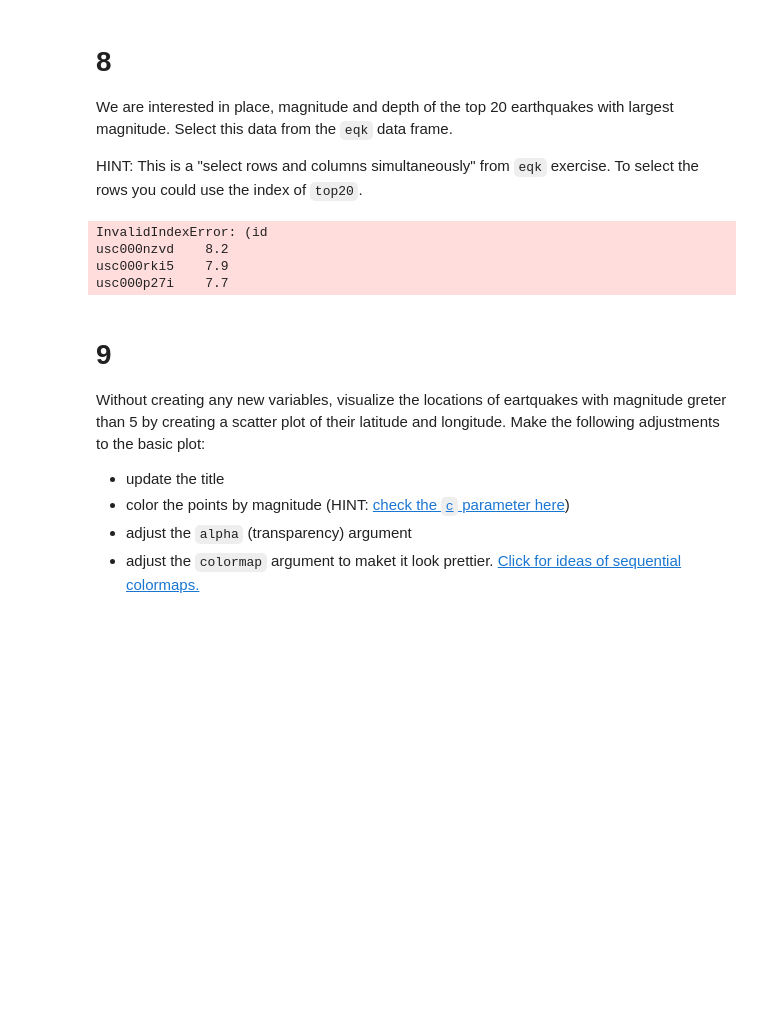
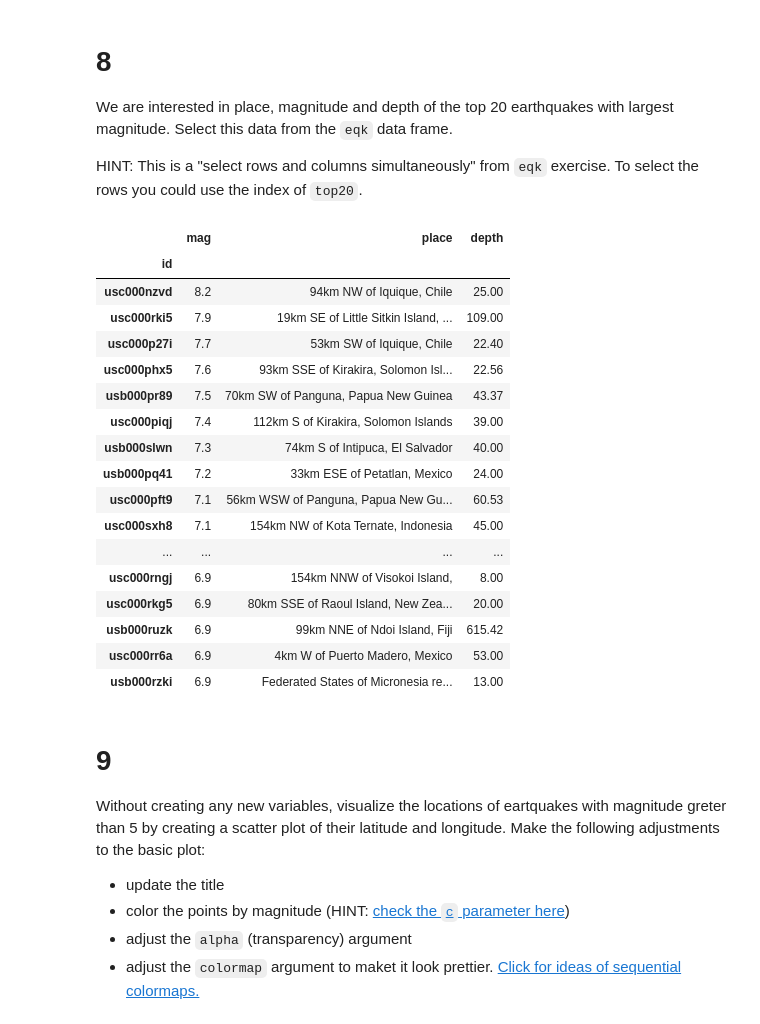
Before and after one commit to lchenhub/eds220-hwk-1, a Jupyter notebook: hwk1-task4.ipynb, the cells around one changed output. Drawn from its saved outputs; the diff is of its cells as text; code cells hidden in the pictures; blank space fills up the shorter version.

```diff
--- a/hwk1-task4.ipynb
+++ b/hwk1-task4.ipynb
@@ -175,13 +175,27 @@ We are interested in place, magnitude and depth of the top 20 earthquakes with l
 
 HINT: This is a "select rows and columns simultaneously" from `eqk` exercise. To select the rows you could use the index of `top20`.
 # %%
-#top 20 mag, place, depth
-update_eqk[top20, ['mag', 'place', 'depth']]
+#select top 20 and show their mag, place, depth using .loc(select rows using labels)
+top20.loc[:, ['mag', 'place', 'depth']]
 # %% [output]
-InvalidIndexError: (id
-usc000nzvd    8.2
-usc000rki5    7.9
-usc000p27i    7.7
+|  | mag | place | depth |
+| id |  |  |  |
+| usc000nzvd | 8.2 | 94km NW of Iquique, Chile | 25.00 |
+| usc000rki5 | 7.9 | 19km SE of Little Sitkin Island, ... | 109.00 |
+| usc000p27i | 7.7 | 53km SW of Iquique, Chile | 22.40 |
+| usc000phx5 | 7.6 | 93km SSE of Kirakira, Solomon Isl... | 22.56 |
+| usb000pr89 | 7.5 | 70km SW of Panguna, Papua New Guinea | 43.37 |
+| usc000piqj | 7.4 | 112km S of Kirakira, Solomon Islands | 39.00 |
+| usb000slwn | 7.3 | 74km S of Intipuca, El Salvador | 40.00 |
+| usb000pq41 | 7.2 | 33km ESE of Petatlan, Mexico | 24.00 |
+| usc000pft9 | 7.1 | 56km WSW of Panguna, Papua New Gu... | 60.53 |
+| usc000sxh8 | 7.1 | 154km NW of Kota Ternate, Indonesia | 45.00 |
+| ... | ... | ... | ... |
+| usc000rngj | 6.9 | 154km NNW of Visokoi Island, | 8.00 |
+| usc000rkg5 | 6.9 | 80km SSE of Raoul Island, New Zea... | 20.00 |
+| usb000ruzk | 6.9 | 99km NNE of Ndoi Island, Fiji | 615.42 |
+| usc000rr6a | 6.9 | 4km W of Puerto Madero, Mexico | 53.00 |
+| usb000rzki | 6.9 | Federated States of Micronesia re... | 13.00 |
 # %% [markdown]
 # 9
 
```
Also changed, not shown: parts of 1 cell of this notebook.
